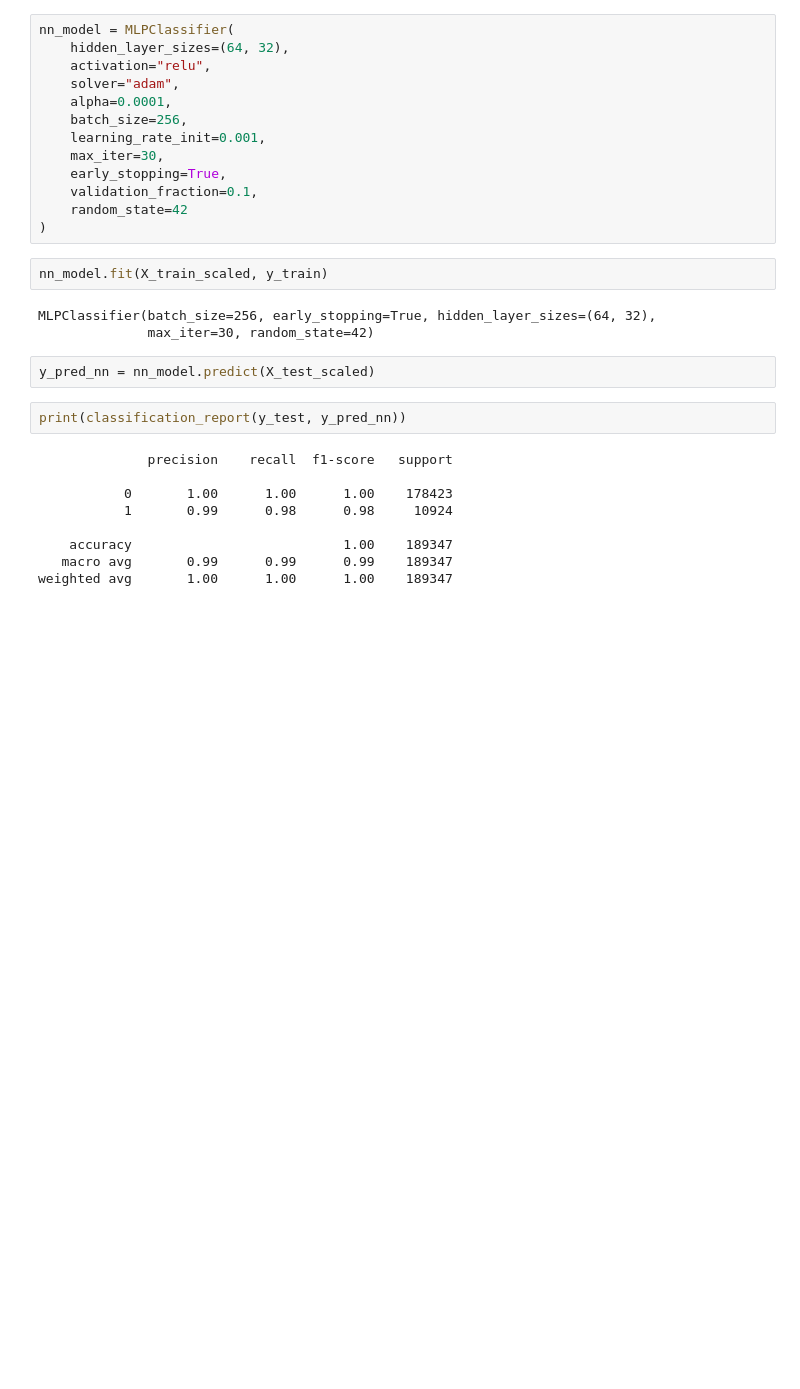
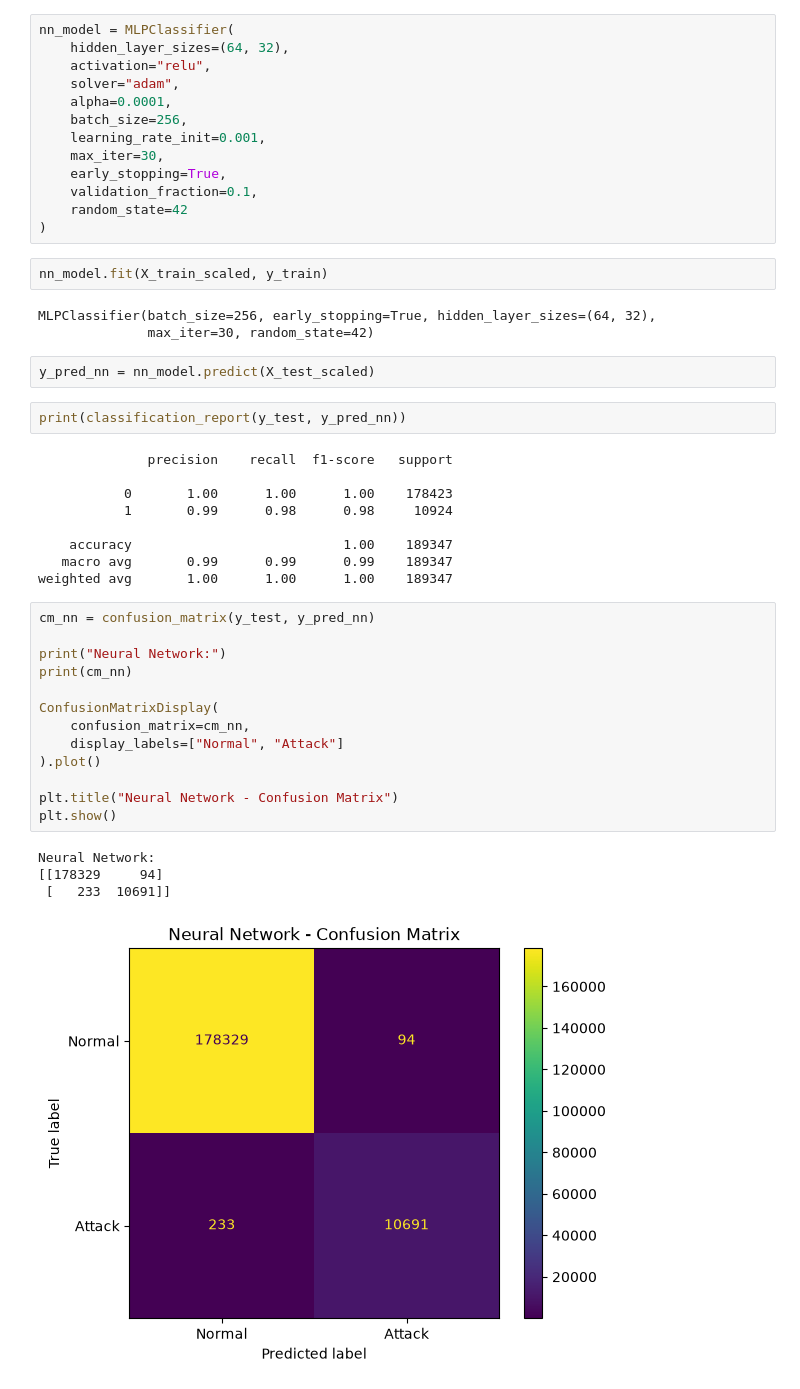
Before and after one commit to HlaMohd/Capstone-Project, a Jupyter notebook: notebooks/04_Neural_Network.ipynb, the cells around one changed output. Saved outputs shown, nothing was run; the diff lists cells and outputs as text; blank space fills up the shorter version.

```diff
--- a/notebooks/04_Neural_Network.ipynb
+++ b/notebooks/04_Neural_Network.ipynb
@@ -91,3 +93,21 @@ print(classification_report(y_test, y_pred_nn))
     accuracy                           1.00    189347
    macro avg       0.99      0.99      0.99    189347
 weighted avg       1.00      1.00      1.00    189347
+# %%
+cm_nn = confusion_matrix(y_test, y_pred_nn)
+
+print("Neural Network:")
+print(cm_nn)
+
+ConfusionMatrixDisplay(
+    confusion_matrix=cm_nn,
+    display_labels=["Normal", "Attack"]
+).plot()
+
+plt.title("Neural Network - Confusion Matrix")
+plt.show()
+# %% [output]
+Neural Network:
+[[178329     94]
+ [   233  10691]]
+[figure, added]
```
Also changed, not shown: parts of 1 cell of this notebook, 3 other files.
